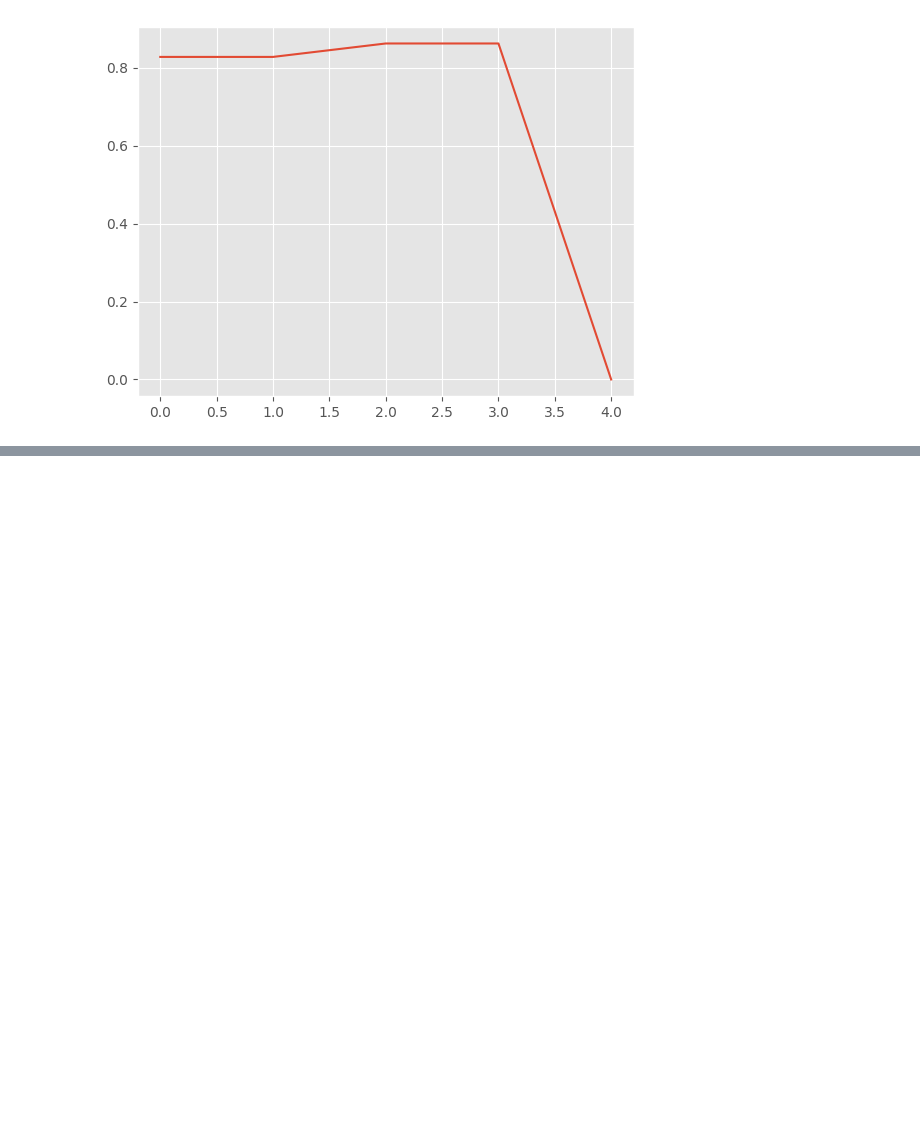
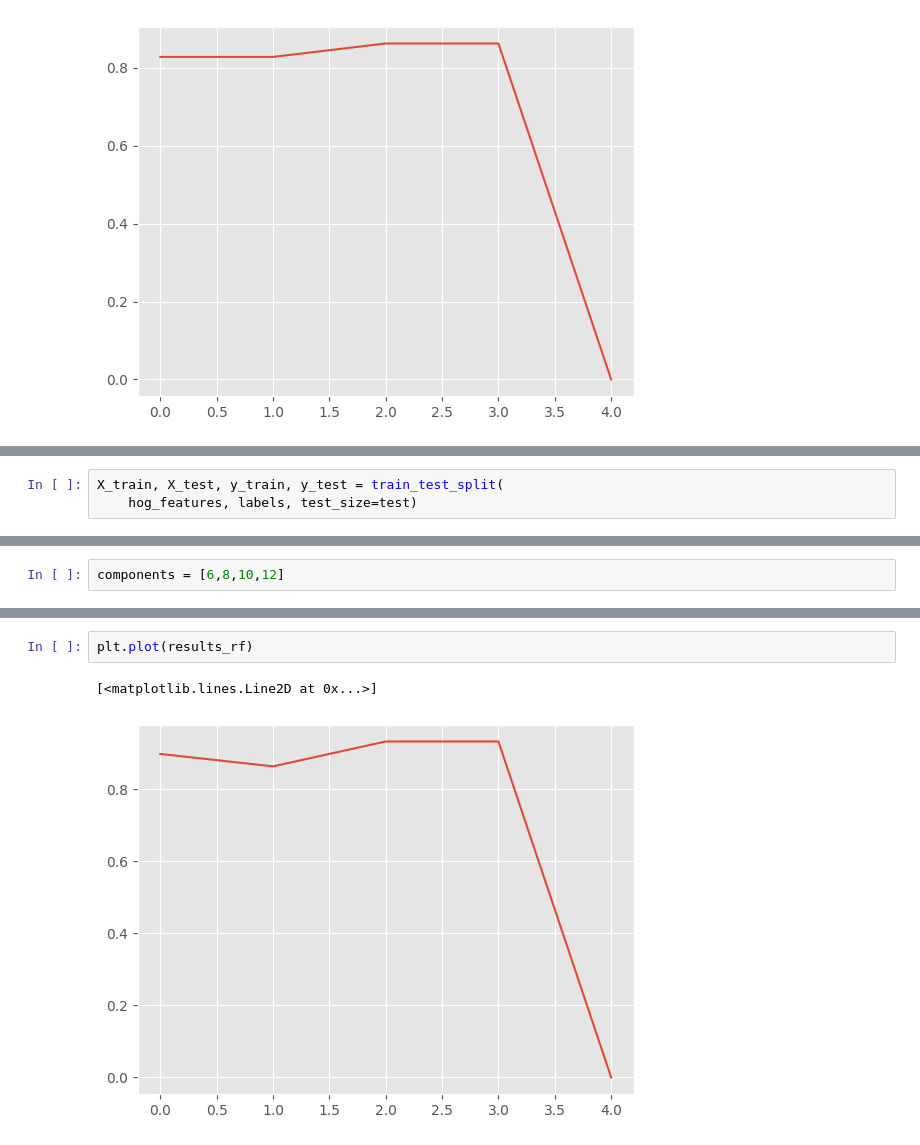
Before and after one commit to PedroAzevedo141/visao_computacional, a Jupyter notebook: Tarefa_06/Atividade/main.ipynb, the cells around one changed output, grey strips where cells are left out. Drawn from its saved outputs; the diff is of its cells as text; blank space fills up the shorter version.

```diff
--- a/Tarefa_06/Atividade/main.ipynb
+++ b/Tarefa_06/Atividade/main.ipynb
@@ -611,0 +707,3 @@ plt.plot(results_rf)
+# %%
+X_train, X_test, y_train, y_test = train_test_split(
+    hog_features, labels, test_size=test)
@@ -611,0 +798,2 @@ plt.plot(results_rf)
+# %%
+components = [6,8,10,12]
@@ -611,0 +866,5 @@ plt.plot(results_rf)
+# %%
+plt.plot(results_rf)
+# %% [output]
+[<matplotlib.lines.Line2D at 0x...>]
+[figure, added]
```
Also changed, not shown: parts of 30 cells of this notebook.
